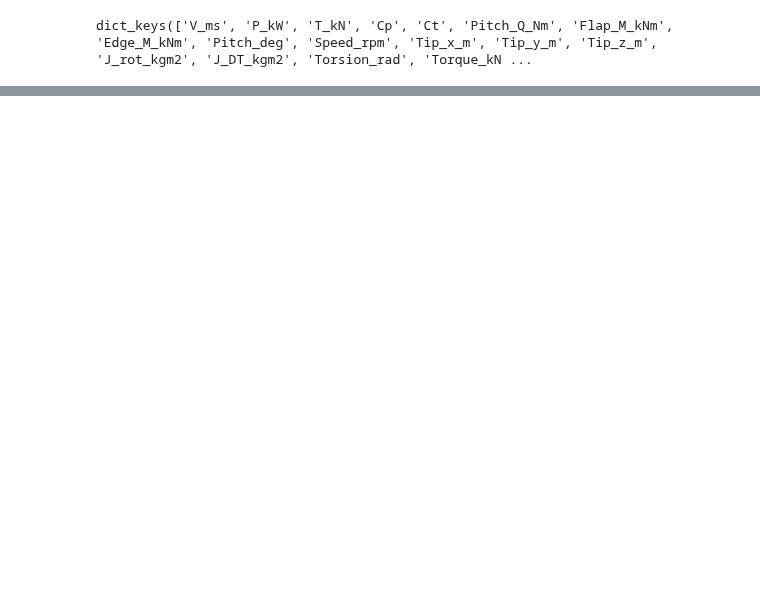
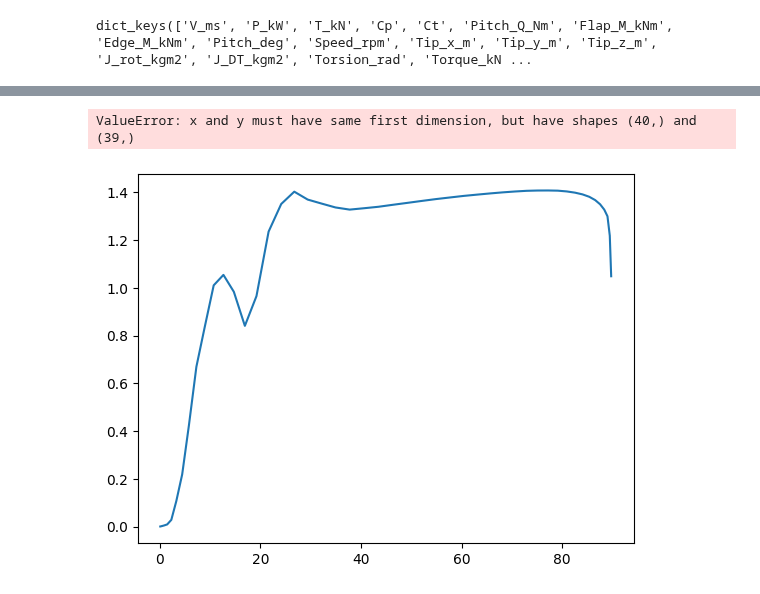
Before and after one commit to SpyrosAcheimastos/LAC, a Jupyter notebook: our_design/Assignment_1/Part3/Part_3_plotting.ipynb, the cells around one changed output, grey strips where cells are left out. Cells and saved outputs as stored; diff of their text form; code cells hidden in the pictures; blank space fills up the shorter version.

```diff
--- a/our_design/Assignment_1/Part3/Part_3_plotting.ipynb
+++ b/our_design/Assignment_1/Part3/Part_3_plotting.ipynb
@@ -200,4 +204,18 @@ plt.show()
 <Figure size 500x300 with 0 Axes>
+# %%
+plt.plot(ind_data["s_m"], ind_data["Cl"],label='Hawc2s')
+plt.plot(r,cl_design_r, label='Design function')
+plt.ylabel("$C_l$ [-]")
+plt.xlabel('r [m]')
+plt.legend()
+plt.tick_params(axis='both',bottom=True, top=True, left=True, right=True, direction='in', which='major')
+plt.grid(linestyle='--', linewidth=1, alpha=0.7)
+plt.figure(figsize=(5, 3))
+plt.savefig(Path.cwd().parent / 'Plots/Cl_r_hawc2s.pdf')
+plt.show()
+# %% [output]
+ValueError: x and y must have same first dimension, but have shapes (40,) and (39,)
+[figure, added]
 # %%
 #Plots of the HAWC2S lift coefficient, lift-drag ratio, AoA, axial induction (a), local CT and local CP versus radius at design TSR.
 
```
Also changed, not shown: parts of 12 cells of this notebook, 38 other files.
